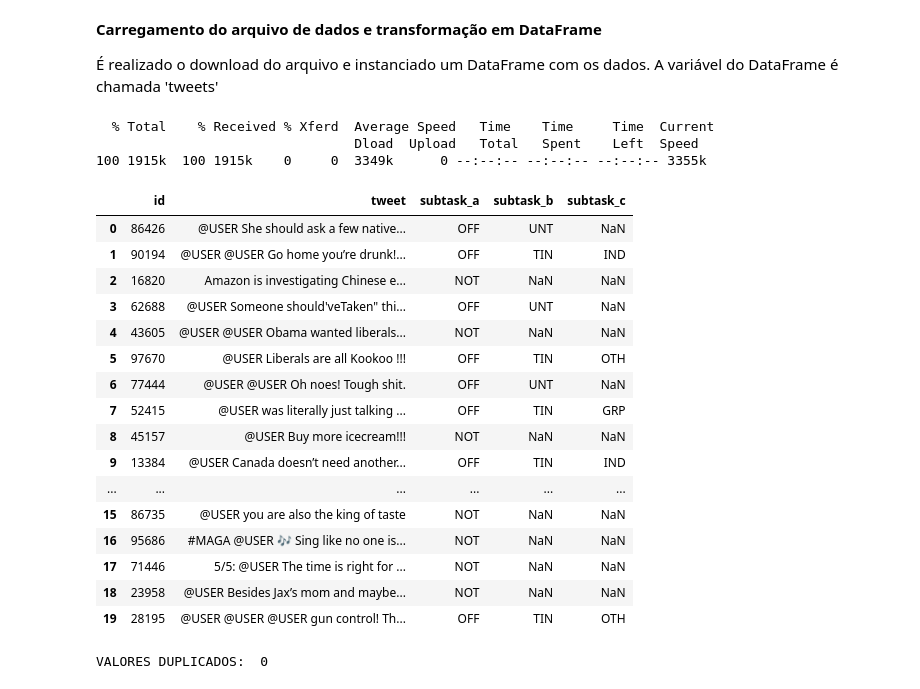
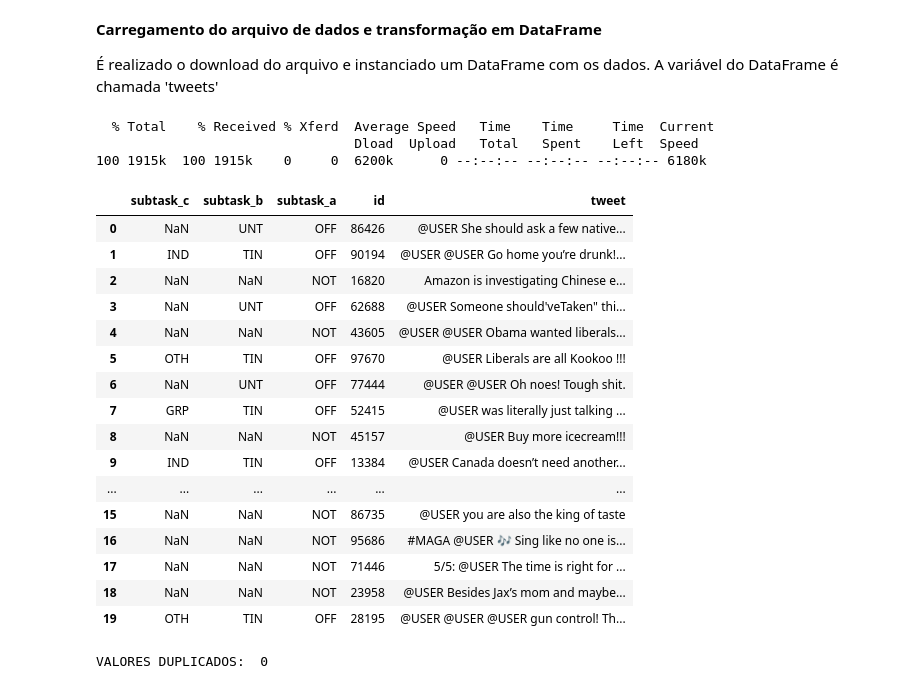
Before and after one commit to eduardodut/Mineracao_dados_textos_web, a Jupyter notebook: projeto01_equipe01_entrega18052020.ipynb, the cells around one changed output. Saved outputs shown, nothing was run; the diff lists cells and outputs as text; code cells hidden in the pictures.

```diff
--- a/projeto01_equipe01_entrega18052020.ipynb
+++ b/projeto01_equipe01_entrega18052020.ipynb
@@ -32,36 +32,38 @@
 # %%
 import pandas as pd
 #download o arquivo localizado no reposítório do projeto
 !curl --remote-name \
     -H 'Accept: application/vnd.github.v3.raw' \
     --location https://raw.githubusercontent.com/eduardodut/Mineracao_dados_textos_web/master/datasets/olid-training-v1.0.tsv
 
 #leitura para objeto dataframe
 tweets = pd.read_csv('/content/olid-training-v1.0.tsv', sep='\t',encoding= 'utf-8')
 
 #conversão da coluna 'id' de inteiro para string
 tweets['id'] = tweets['id'].astype('str')
 
 #visualização dos primeiros registros
+
+tweets = tweets[['subtask_c','subtask_b','subtask_a','id','tweet']]
 tweets.head(20)
 # %% [output]
   % Total    % Received % Xferd  Average Speed   Time    Time     Time  Current
                                  Dload  Upload   Total   Spent    Left  Speed
-100 1915k  100 1915k    0     0  3349k      0 --:--:-- --:--:-- --:--:-- 3355k
+100 1915k  100 1915k    0     0  6200k      0 --:--:-- --:--:-- --:--:-- 6180k
-|  | id | tweet | subtask_a | subtask_b | subtask_c |
-| 0 | 86426 | @USER She should ask a few native... | OFF | UNT | NaN |
-| 1 | 90194 | @USER @USER Go home you’re drunk!... | OFF | TIN | IND |
-| 2 | 16820 | Amazon is investigating Chinese e... | NOT | NaN | NaN |
-| 3 | 62688 | @USER Someone should'veTaken" thi... | OFF | UNT | NaN |
-| 4 | 43605 | @USER @USER Obama wanted liberals... | NOT | NaN | NaN |
-| 5 | 97670 | @USER Liberals are all Kookoo !!! | OFF | TIN | OTH |
-| 6 | 77444 | @USER @USER Oh noes! Tough shit. | OFF | UNT | NaN |
-| 7 | 52415 | @USER was literally just talking ... | OFF | TIN | GRP |
-| 8 | 45157 | @USER Buy more icecream!!! | NOT | NaN | NaN |
-| 9 | 13384 | @USER Canada doesn’t need another... | OFF | TIN | IND |
+|  | subtask_c | subtask_b | subtask_a | id | tweet |
+| 0 | NaN | UNT | OFF | 86426 | @USER She should ask a few native... |
+| 1 | IND | TIN | OFF | 90194 | @USER @USER Go home you’re drunk!... |
+| 2 | NaN | NaN | NOT | 16820 | Amazon is investigating Chinese e... |
+| 3 | NaN | UNT | OFF | 62688 | @USER Someone should'veTaken" thi... |
+| 4 | NaN | NaN | NOT | 43605 | @USER @USER Obama wanted liberals... |
+| 5 | OTH | TIN | OFF | 97670 | @USER Liberals are all Kookoo !!! |
+| 6 | NaN | UNT | OFF | 77444 | @USER @USER Oh noes! Tough shit. |
+| 7 | GRP | TIN | OFF | 52415 | @USER was literally just talking ... |
+| 8 | NaN | NaN | NOT | 45157 | @USER Buy more icecream!!! |
+| 9 | IND | TIN | OFF | 13384 | @USER Canada doesn’t need another... |
 | ... | ... | ... | ... | ... | ... |
-| 15 | 86735 | @USER you are also the king of taste | NOT | NaN | NaN |
-| 16 | 95686 | #MAGA @USER 🎶 Sing like no one is... | NOT | NaN | NaN |
-| 17 | 71446 | 5/5: @USER The time is right for ... | NOT | NaN | NaN |
-| 18 | 23958 | @USER Besides Jax’s mom and maybe... | NOT | NaN | NaN |
-| 19 | 28195 | @USER @USER @USER gun control! Th... | OFF | TIN | OTH |
+| 15 | NaN | NaN | NOT | 86735 | @USER you are also the king of taste |
+| 16 | NaN | NaN | NOT | 95686 | #MAGA @USER 🎶 Sing like no one is... |
+| 17 | NaN | NaN | NOT | 71446 | 5/5: @USER The time is right for ... |
+| 18 | NaN | NaN | NOT | 23958 | @USER Besides Jax’s mom and maybe... |
+| 19 | OTH | TIN | OFF | 28195 | @USER @USER @USER gun control! Th... |
```
Also changed, not shown: parts of 12 cells of this notebook.
